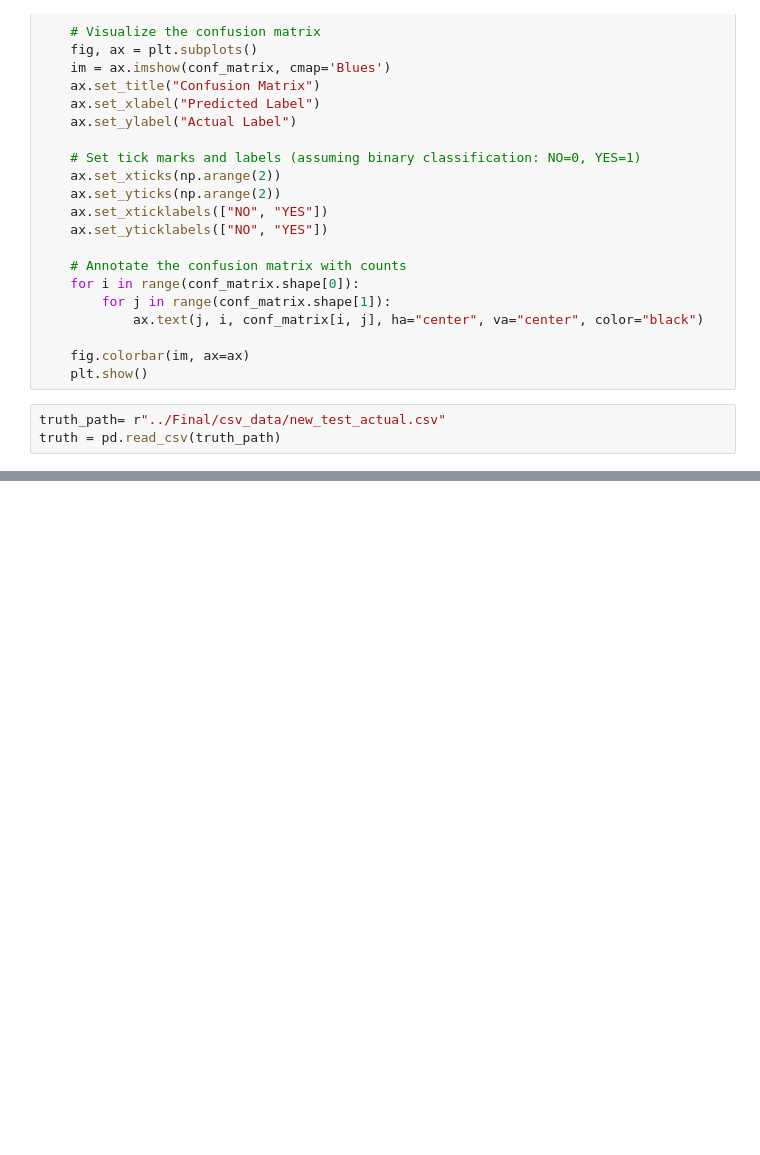
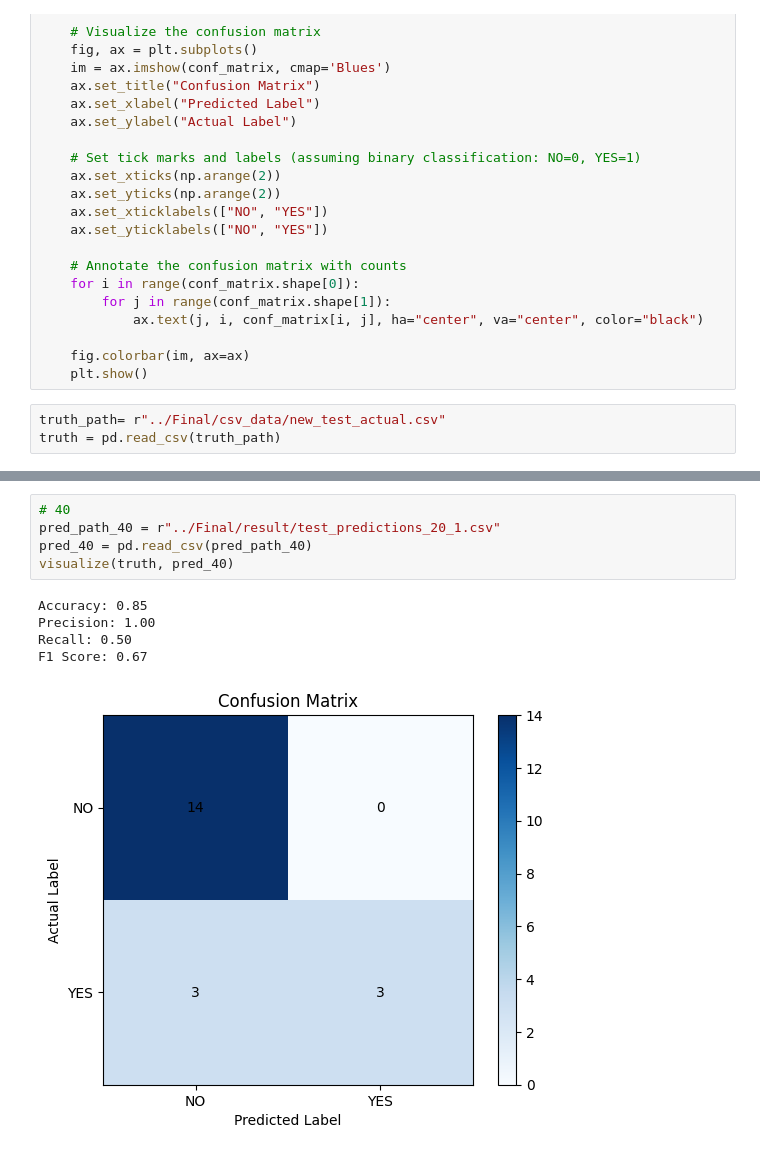
Before and after one commit to Gavin2417/NLP-project, a Jupyter notebook: Final/get_accuracy.ipynb, the cells around one changed output, grey strips where cells are left out. Drawn from its saved outputs; the diff is of its cells as text; blank space fills up the shorter version.

```diff
--- a/Final/get_accuracy.ipynb
+++ b/Final/get_accuracy.ipynb
@@ -79,0 +80,11 @@ F1 Score: 0.75
+# %%
+# 40
+pred_path_40 = r"../Final/result/test_predictions_20_1.csv"
+pred_40 = pd.read_csv(pred_path_40)
+visualize(truth, pred_40)
+# %% [output]
+Accuracy: 0.85
+Precision: 1.00
+Recall: 0.50
+F1 Score: 0.67
+[figure, added]
```
Also changed, not shown: parts of 3 cells of this notebook, 22 other files.
